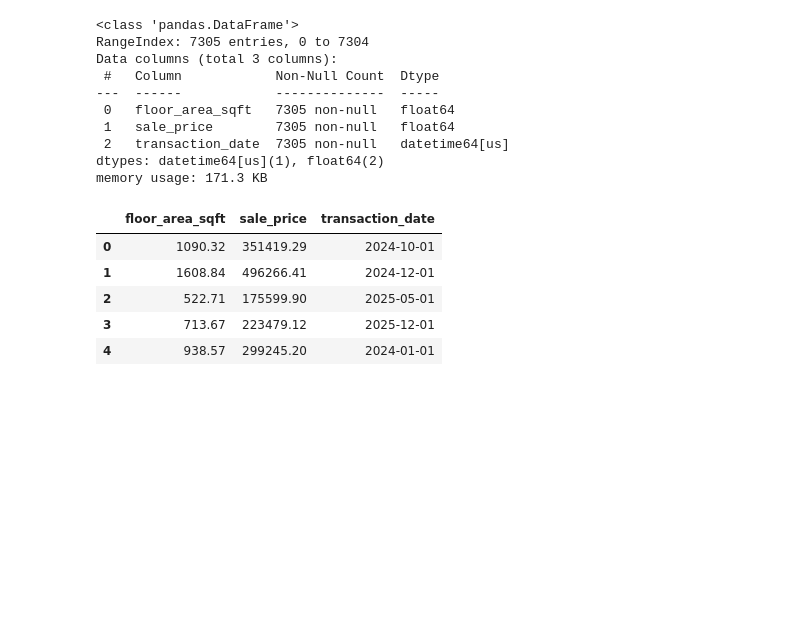
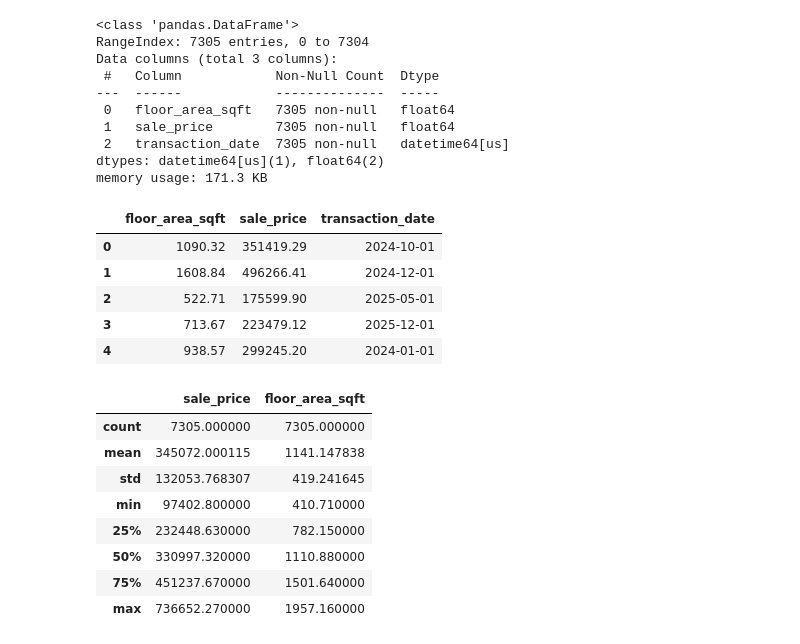
Before and after one commit to Dvnsh-coder/real-estate-ml-project, a Jupyter notebook: notebook/03_Data_Integration_Feature_Engineering.ipynb, the cells around one changed output. Saved outputs shown, nothing was run; the diff lists cells and outputs as text; code cells hidden in the pictures; blank space fills up the shorter version.

```diff
--- a/notebook/03_Data_Integration_Feature_Engineering.ipynb
+++ b/notebook/03_Data_Integration_Feature_Engineering.ipynb
@@ -148,3 +148,15 @@ merged_df[['floor_area_sqft', 'sale_price', 'transaction_date']].head()
 | 2 | 522.71 | 175599.90 | 2025-05-01 |
 | 3 | 713.67 | 223479.12 | 2025-12-01 |
 | 4 | 938.57 | 299245.20 | 2024-01-01 |
+# %%
+merged_df[['sale_price', 'floor_area_sqft']].describe()
+# %% [output]
+|  | sale_price | floor_area_sqft |
+| count | 7305.000000 | 7305.000000 |
+| mean | 345072.000115 | 1141.147838 |
+| std | 132053.768307 | 419.241645 |
+| min | 97402.800000 | 410.710000 |
+| 25% | 232448.630000 | 782.150000 |
+| 50% | 330997.320000 | 1110.880000 |
+| 75% | 451237.670000 | 1501.640000 |
+| max | 736652.270000 | 1957.160000 |
```
Also changed, not shown: parts of 14 cells of this notebook.
